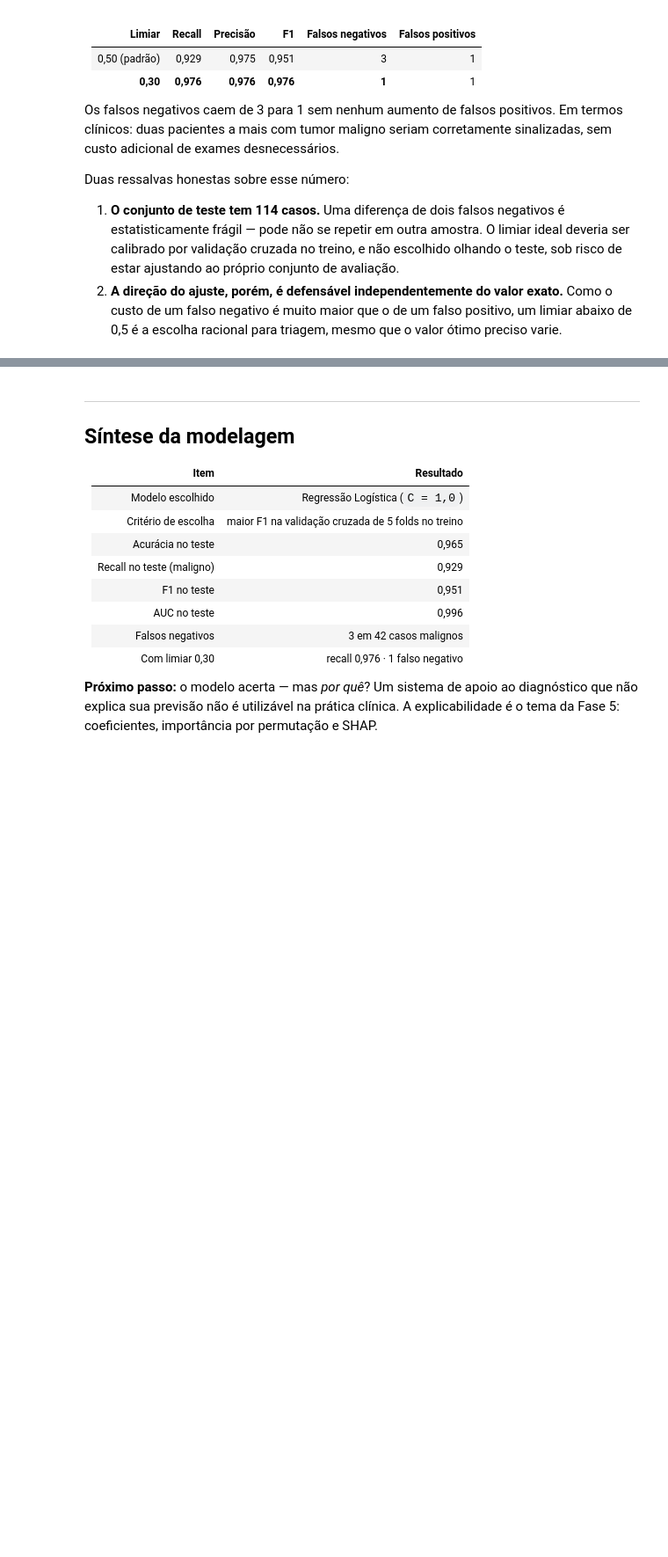
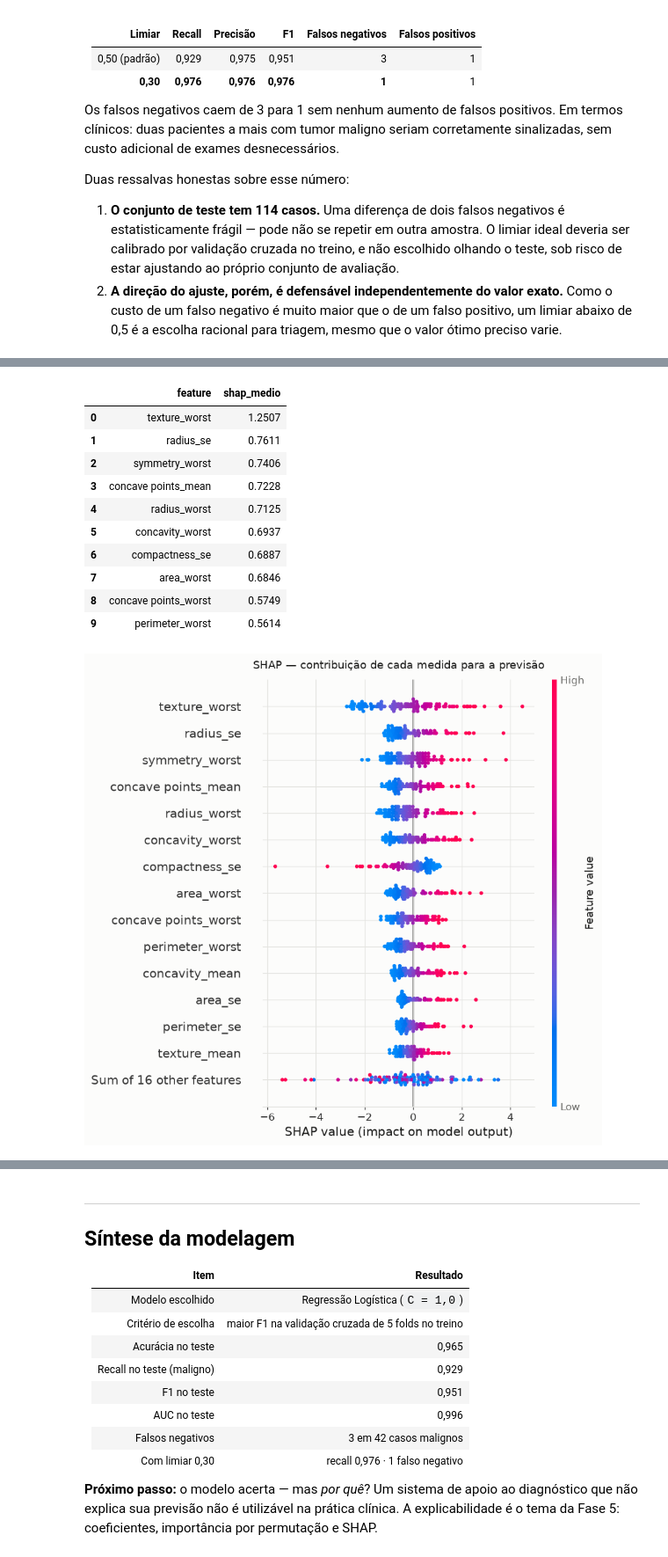
Before and after one commit to gustavofks/ML-breast-cancer, a Jupyter notebook: notebooks/02_modeling_evaluation.ipynb, the cells around one changed output, grey strips where cells are left out. Shown at 88% size. Drawn from its saved outputs; the diff is of its cells as text; code cells hidden in the pictures; blank space fills up the shorter version.

```diff
--- a/notebooks/02_modeling_evaluation.ipynb
+++ b/notebooks/02_modeling_evaluation.ipynb
@@ -217,0 +298,17 @@ Duas ressalvas honestas sobre esse número:
+# %%
+explicacao = explain.shap_explanation(modelo_final, X_train, X_test)
+display(explain.shap_importance(explicacao).head(10))
+explain.plot_shap_beeswarm(explicacao);
+# %% [output]
+|  | feature | shap_medio |
+| 0 | texture_worst | 1.2507 |
+| 1 | radius_se | 0.7611 |
+| 2 | symmetry_worst | 0.7406 |
+| 3 | concave points_mean | 0.7228 |
+| 4 | radius_worst | 0.7125 |
+| 5 | concavity_worst | 0.6937 |
+| 6 | compactness_se | 0.6887 |
+| 7 | area_worst | 0.6846 |
+| 8 | concave points_worst | 0.5749 |
+| 9 | perimeter_worst | 0.5614 |
+[figure, added]
```
Also changed, not shown: parts of 8 cells of this notebook, 9 other files.
